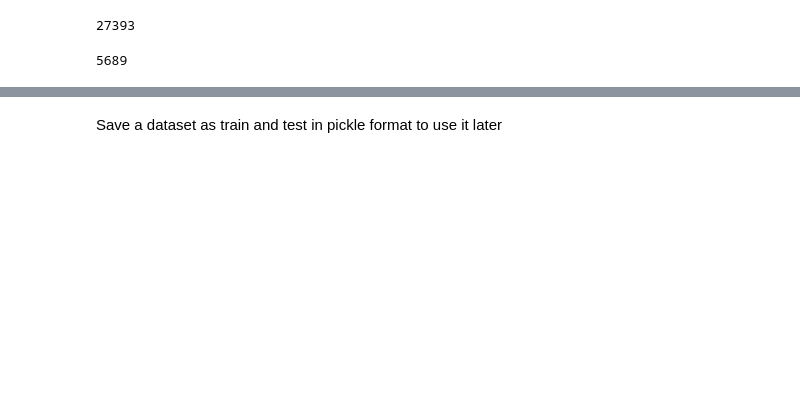
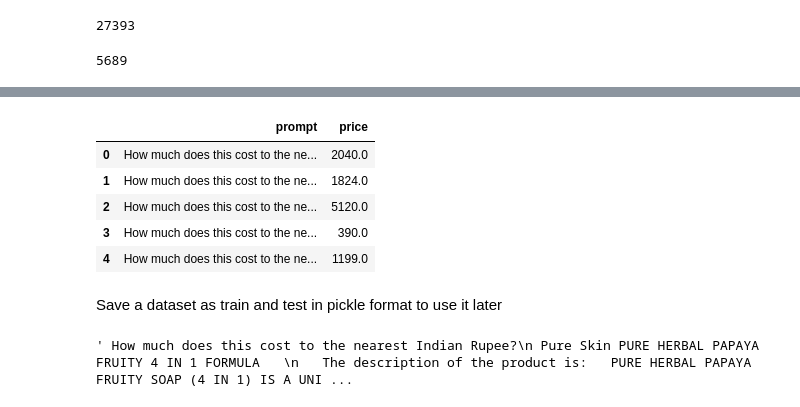
Before and after one commit to rsher60/LLM_Codebase, a Jupyter notebook: fine_tuning_Ed.ipynb, the cells around one changed output, grey strips where cells are left out. Saved outputs shown, nothing was run; the diff lists cells and outputs as text; code cells hidden in the pictures; blank space fills up the shorter version.

```diff
--- a/fine_tuning_Ed.ipynb
+++ b/fine_tuning_Ed.ipynb
@@ -226,7 +239,7 @@ class Item:
 
     tokenizer = AutoTokenizer.from_pretrained(BASE_MODEL, trust_remote_code=True)
     PREFIX = "Price is"
-    QUESTION = "How much does this cost to the nearest dollar?"
+    QUESTION = "How much does this cost to the nearest Indian Rupee?"
     REMOVALS = ['"Batteries Included?": "No"', '"Batteries Included?": "Yes"', '"Batteries Required?": "No"', '"Batteries Required?": "Yes"', "By Manufacturer", "Item", "Date First", "Package", ":", "Number of", "Best Sellers", "Number", "Product "]
 
     title: str
@@ -299,7 +312,7 @@ class Item:
         """
         Return a String version of this Item
         """
-        return f" {self.QUESTION}\n{self.title}  \n   The description of the product is:   {self.contents} \n {self.PREFIX}= ${self.price}"
+        return f" {self.QUESTION}\n{self.title}  \n   The description of the product is:   {self.contents} \n {self.PREFIX}= ₹{self.price}"
 # %%
 def parse(data):
     """
@@ -379,10 +394,10 @@ import pandas as pd
 def add_rows_to_dataframe(items):
   """
   Adds rows to a DataFrame with 'prompt' and 'price' columns
-  based on a list of items in the format "prompt $price".
+  based on a list of items in the format "prompt ₹price".
 
   Args:
-    items: A list of strings, where each string is in the format "prompt $price".
+    items: A list of strings, where each string is in the format "prompt ₹price".
 
   Returns:
     A pandas DataFrame with 'prompt' and 'price' columns.
@@ -392,7 +407,7 @@ def add_rows_to_dataframe(items):
 
   for item in items:
     try:
-      prompt, price_str = str(item).split('$')
+      prompt, price_str = str(item).split('₹')
       price = float(price_str)
       fg = fg._append({'prompt': prompt, 'price': price}, ignore_index=True)
     except (ValueError, IndexError):
@@ -437,3 +427,12 @@ for i in range(0,len(items)):
+# %%
+final_df.head()
+# %% [output]
+|  | prompt | price |
+| 0 | How much does this cost to the ne... | 2040.0 |
+| 1 | How much does this cost to the ne... | 1824.0 |
+| 2 | How much does this cost to the ne... | 5120.0 |
+| 3 | How much does this cost to the ne... | 390.0 |
+| 4 | How much does this cost to the ne... | 1199.0 |
 # %% [markdown]
 Save a dataset as train and test in pickle format to use it later
 # %%
@@ -447,3 +446,7 @@ train.to_pickle('train.pkl')
 
 # Save test DataFrame to 'test.pkl'
 test.to_pickle('test.pkl')
+# %%
+test.iloc[8]['prompt']
+# %% [output]
+' How much does this cost to the nearest Indian Rupee?\n Pure Skin PURE HERBAL PAPAYA FRUITY 4 IN 1 FORMULA   \n   The description of the product is:   PURE HERBAL PAPAYA FRUITY SOAP (4 IN 1) IS A UNI ...
```
Also changed, not shown: parts of 39 cells of this notebook.
